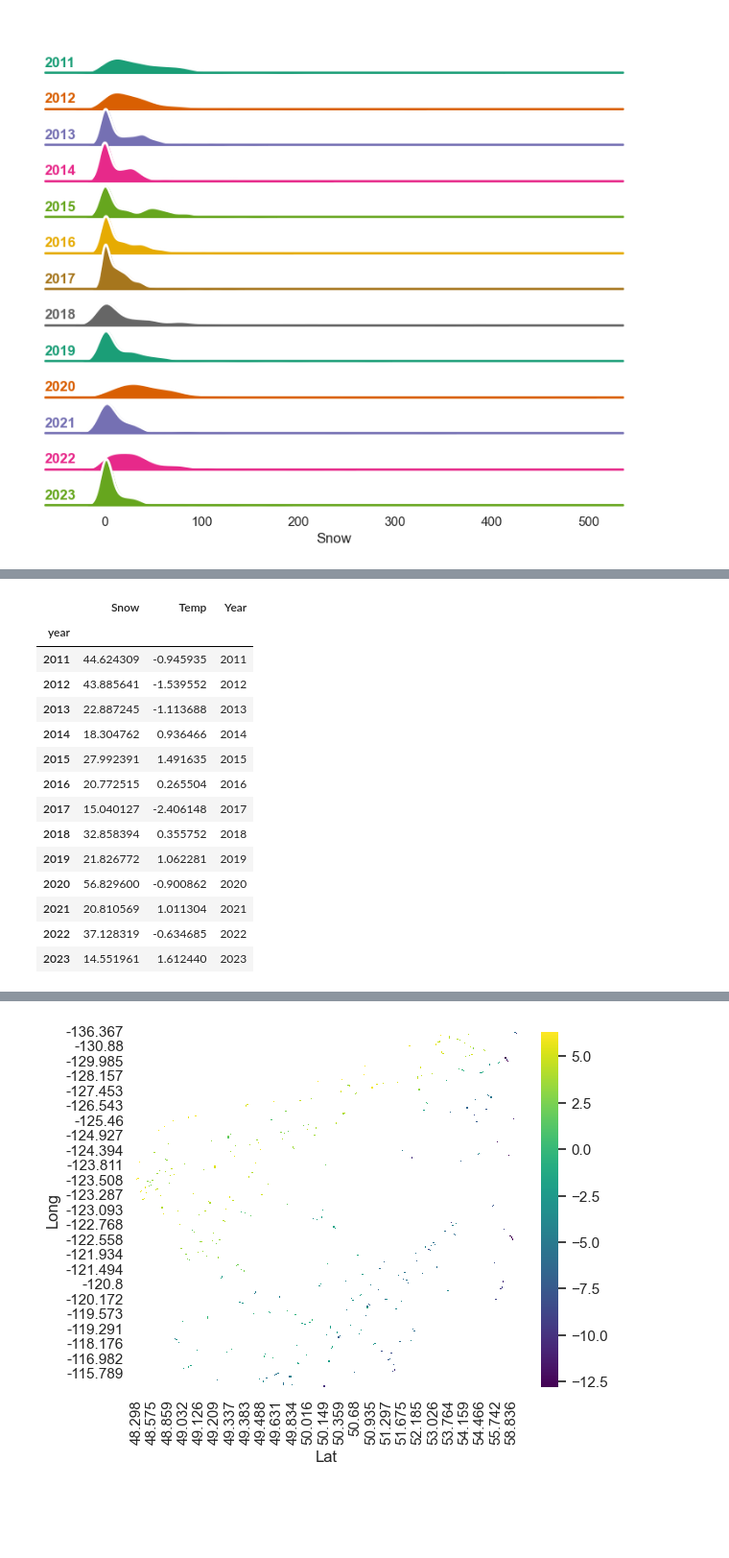
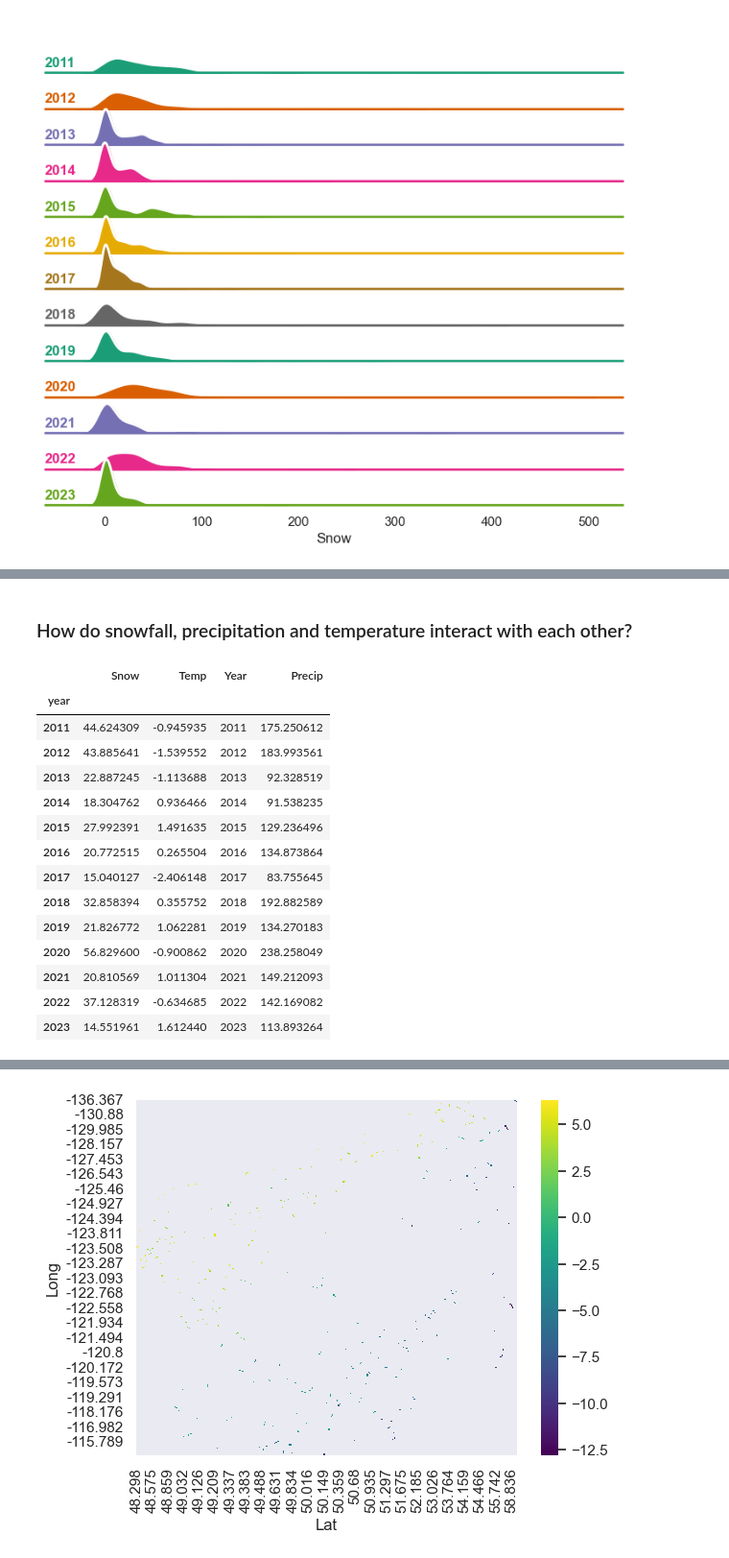
Before and after one commit to ubco-W2022T2-data301/project-group33, a Jupyter notebook: analysis/analysis1.ipynb, the cells around one changed output, grey strips where cells are left out. Shown: that part at 96% size. Drawn from its saved outputs; the diff is of its cells as text; code cells hidden in the pictures; blank space fills up the shorter version.

```diff
--- a/analysis/analysis1.ipynb
+++ b/analysis/analysis1.ipynb
@@ -109,11 +156,9 @@ AttributeError: 'NoneType' object has no attribute 'describe'
 #get rid of all other provinces
 df= df[df['Prov_or_Ter'].str.contains('BC')]
 #drop unneeded columns, rename columns, reorder rows.
-df =(df.drop(columns=['DwTm','DwP','DwTx','DwBS','DwS','DwTn','Tx','Tn','S_G','Pd','BS','HDD','CDD','P%N','BS%','S%N'],axis=1)
-     .rename(columns={'Tm': 'Temp','S': 'Snow','P':'Precip'})
-     .sort_values(by='year', ascending = True, inplace = True))
+df =(df.drop(columns=['DwTm','DwP','DwTx','DwBS','DwS','DwTn','Tx','Tn','S_G','Pd','BS','HDD','CDD','P%N','BS%','S%N','D'],axis=1))
 #rename columns
-#df=df.rename(columns={'Tm': 'Temp','S': 'Snow','P':'Precip'})
+df=df.rename(columns={'Tm': 'Temp','S': 'Snow','P':'Precip', 'Stn_Name':'Location', 'Clim_ID':'Climate ID', 'Prov_or_Ter':'Province'})
 #reorder rows by year
-#df.sort_values(by='year', ascending = True, inplace = True)
+df.sort_values(by='year', ascending = True, inplace = True)
 # %%
@@ -148,2 +180,5 @@ newframe
+# %%
+#precipitation is an object currently, convert to numeric type
+df['Precip']= pd.to_numeric(df['Precip'],errors='coerce')
 # %%
 #check min and max in the dataframe
@@ -252,28 +328,35 @@ g.despine(bottom=True, left=True)
+# %% [markdown]
+### How do snowfall, precipitation and temperature interact with each other?
 # %%
 #look at how snowfall and temperature interact
 meantemp = df.groupby('year')['Temp'].mean()
 meantemp = pd.DataFrame(meantemp)
 
 meansnow = df.groupby('year')['Snow'].mean()
 meansnow = pd.DataFrame(meansnow)
 
+meanprecip = df.groupby('year')['Precip'].mean()
+meanprecip = pd.DataFrame(meanprecip)
+
 meansdf = pd.merge(meansnow, meantemp, how="outer", on=['year'])
 meansdf['Year'] = meansdf.index
-meansdf
+
+newdf = pd.merge(meansdf, meanprecip, how="outer", on=['year'])
+newdf
 # %% [output]
-|  | Snow | Temp | Year |
-| year |  |  |  |
-| 2011 | 44.624309 | -0.945935 | 2011 |
-| 2012 | 43.885641 | -1.539552 | 2012 |
-| 2013 | 22.887245 | -1.113688 | 2013 |
-| 2014 | 18.304762 | 0.936466 | 2014 |
-| 2015 | 27.992391 | 1.491635 | 2015 |
-| 2016 | 20.772515 | 0.265504 | 2016 |
-| 2017 | 15.040127 | -2.406148 | 2017 |
-| 2018 | 32.858394 | 0.355752 | 2018 |
-| 2019 | 21.826772 | 1.062281 | 2019 |
-| 2020 | 56.829600 | -0.900862 | 2020 |
-| 2021 | 20.810569 | 1.011304 | 2021 |
-| 2022 | 37.128319 | -0.634685 | 2022 |
-| 2023 | 14.551961 | 1.612440 | 2023 |
+|  | Snow | Temp | Year | Precip |
+| year |  |  |  |  |
+| 2011 | 44.624309 | -0.945935 | 2011 | 175.250612 |
+| 2012 | 43.885641 | -1.539552 | 2012 | 183.993561 |
+| 2013 | 22.887245 | -1.113688 | 2013 | 92.328519 |
+| 2014 | 18.304762 | 0.936466 | 2014 | 91.538235 |
+| 2015 | 27.992391 | 1.491635 | 2015 | 129.236496 |
+| 2016 | 20.772515 | 0.265504 | 2016 | 134.873864 |
+| 2017 | 15.040127 | -2.406148 | 2017 | 83.755645 |
+| 2018 | 32.858394 | 0.355752 | 2018 | 192.882589 |
+| 2019 | 21.826772 | 1.062281 | 2019 | 134.270183 |
+| 2020 | 56.829600 | -0.900862 | 2020 | 238.258049 |
+| 2021 | 20.810569 | 1.011304 | 2021 | 149.212093 |
+| 2022 | 37.128319 | -0.634685 | 2022 | 142.169082 |
+| 2023 | 14.551961 | 1.612440 | 2023 | 113.893264 |
 # %%
```
Also changed, not shown: parts of 32 cells of this notebook, 3 other files.
